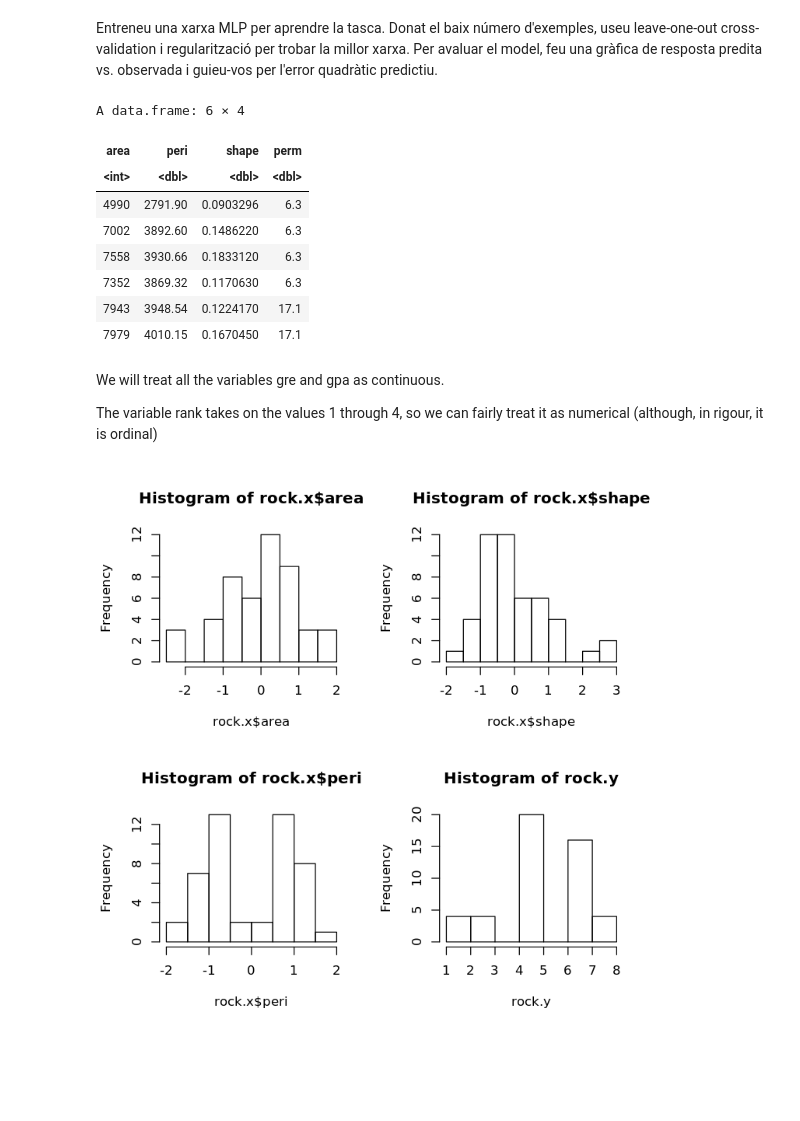
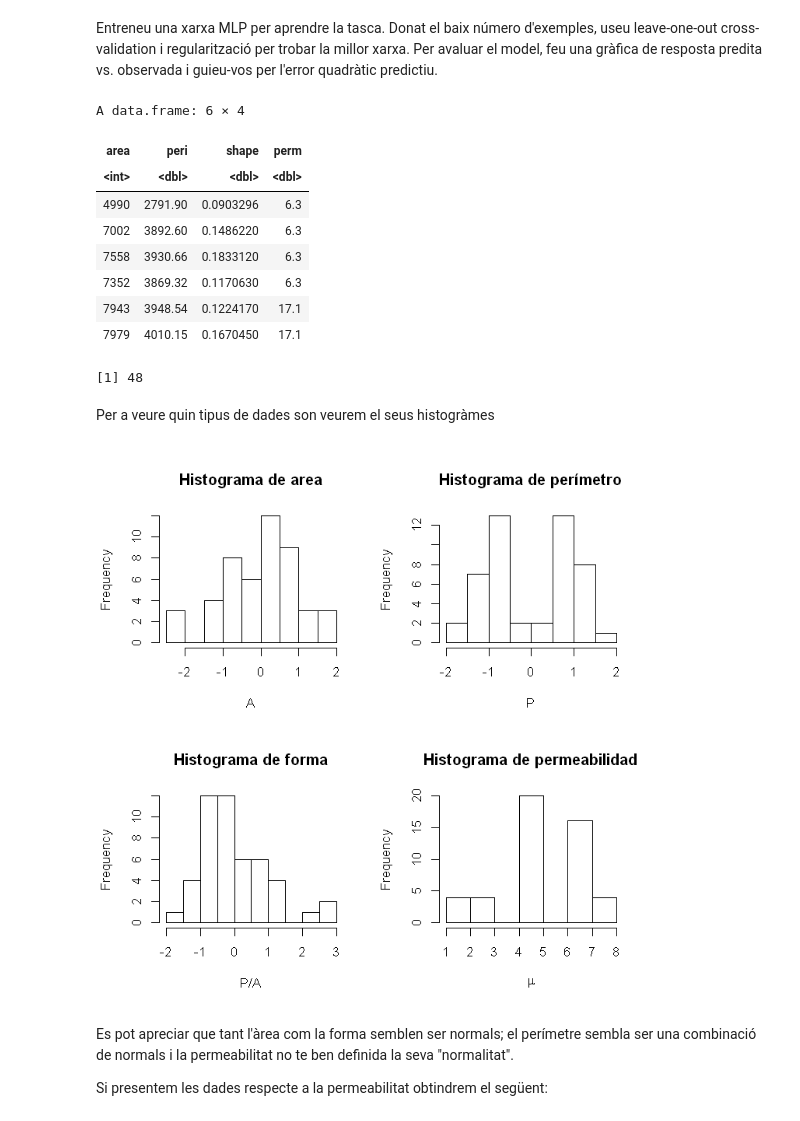
Before and after one commit to nadamas2000/P8E4, a Jupyter notebook: Problema8E4.ipynb, the cells around one changed output. Saved outputs shown, nothing was run; the diff lists cells and outputs as text; code cells hidden in the pictures; blank space fills up the shorter version.

```diff
--- a/Problema8E4.ipynb
+++ b/Problema8E4.ipynb
@@ -26,6 +33,7 @@ Entreneu una xarxa MLP per aprendre la tasca. Donat el baix número d'exemples,
 # %%
 head(rock)
 N <- nrow(rock)
+N
 # %% [output]
 A data.frame: 6 × 4
 | area | peri | shape | perm |
@@ -36,17 +44,19 @@ A data.frame: 6 × 4
 | 7352 | 3869.32 | 0.1170630 | 6.3 |
 | 7943 | 3948.54 | 0.1224170 | 17.1 |
 | 7979 | 4010.15 | 0.1670450 | 17.1 |
+[1] 48
-# %% [markdown]
- We will treat all the variables gre and gpa as continuous.
-
-The variable rank takes on the values 1 through 4, so we can fairly treat it as numerical
-(although, in rigour, it is ordinal)
+# %% [markdown]
+Per a veure quin tipus de dades son veurem el seus histogràmes
 # %%
 par(mfcol=c(2,2))
-hist(rock.x$area)
-hist(rock.x$peri)
-hist(rock.x$shape)
-hist(rock.y)
+hist(rock.x$area, main="Histograma de area", xlab="A")
+hist(rock.x$shape, main="Histograma de forma", xlab="P/A")
+hist(rock.x$peri, main="Histograma de perímetro", xlab="P")
+hist(rock.y, main="Histograma de permeabilidad", xlab=expression(mu))
 # %% [output]
-[figure, old version]
+[figure, new version]
+# %% [markdown]
+Es pot apreciar que tant l'àrea com la forma semblen ser normals; el perímetre sembla ser una combinació de normals i la permeabilitat no te ben definida la seva "normalitat".
+
+Si presentem les dades respecte a la permeabilitat obtindrem el següent:
 # %%
```
Also changed, not shown: parts of 91 cells of this notebook.
